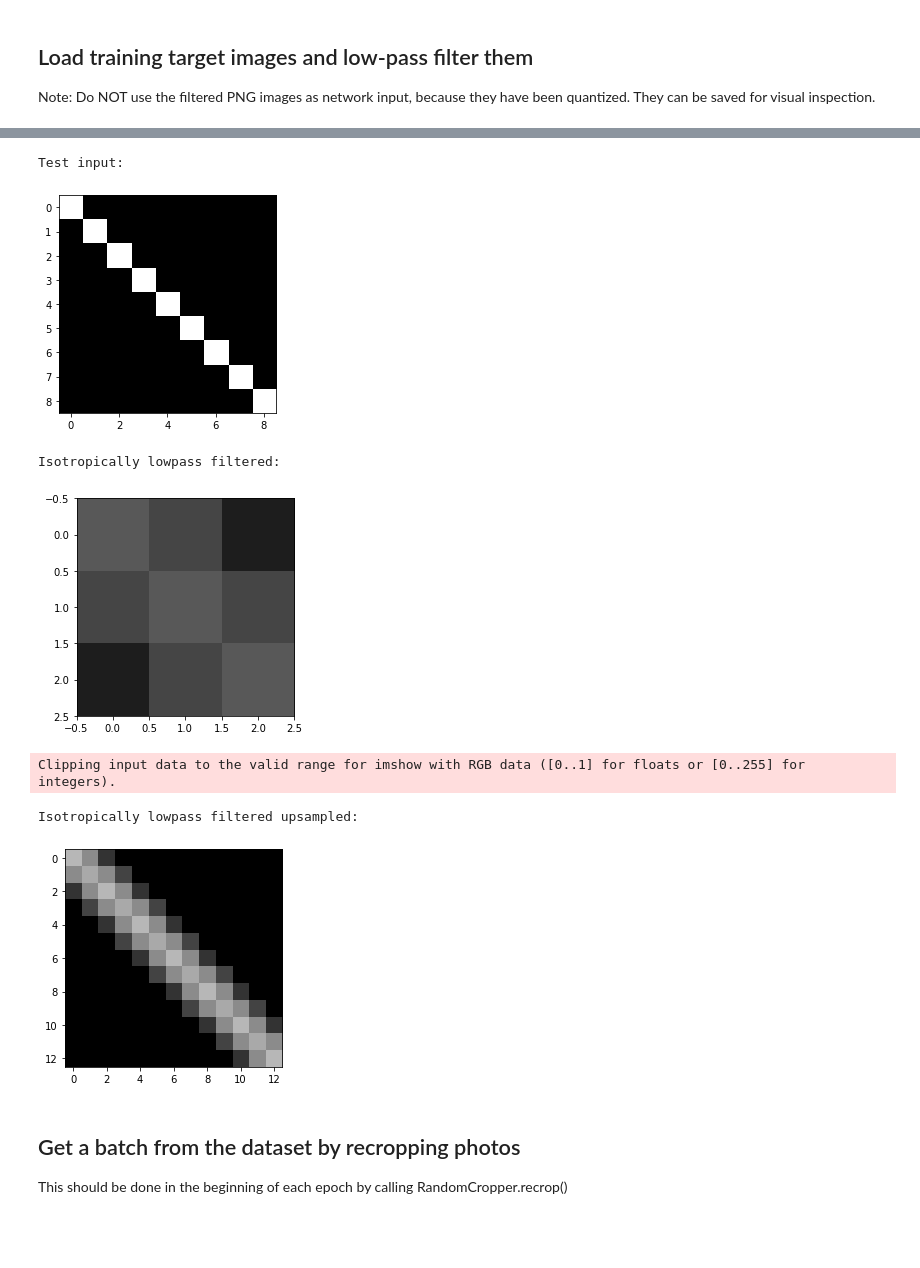
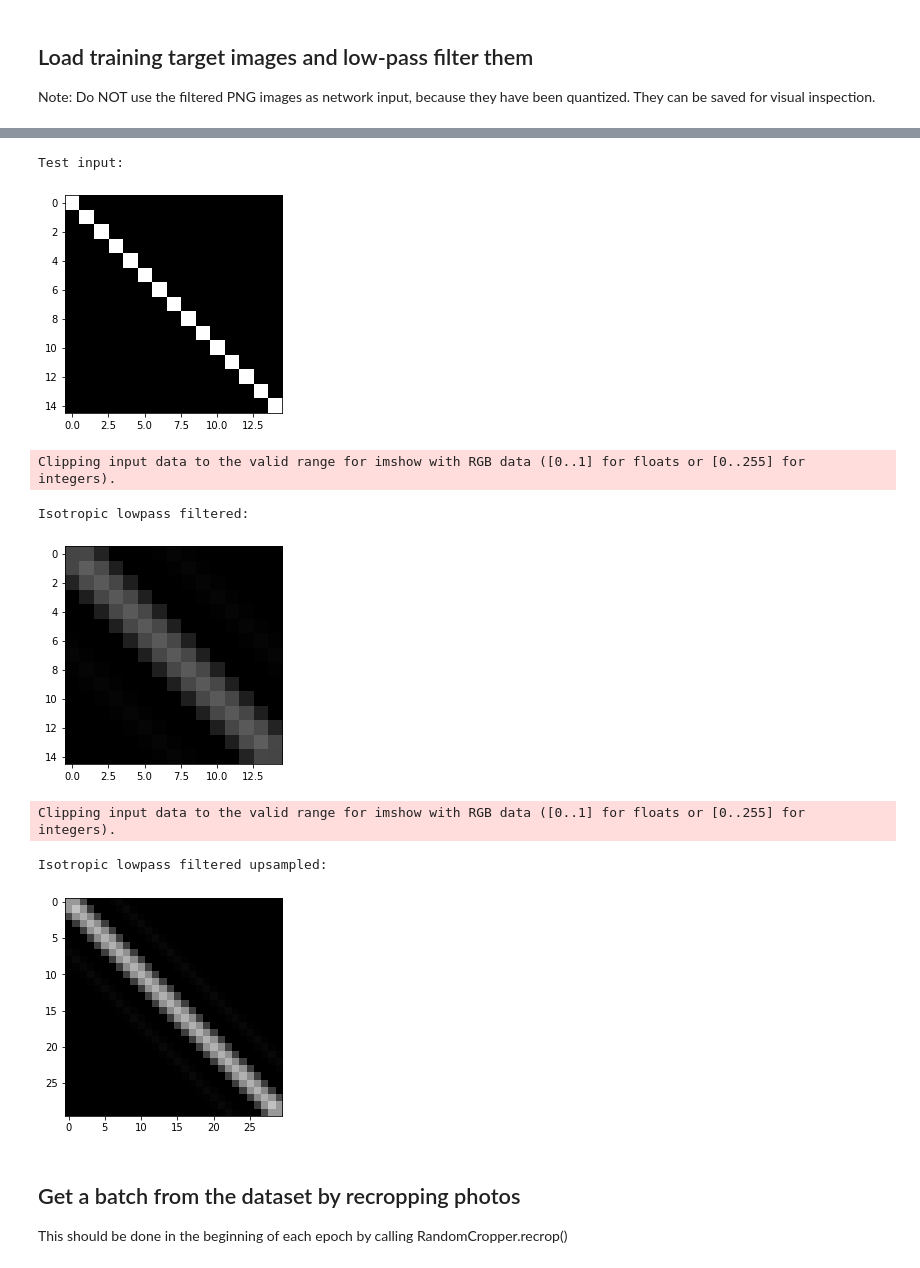
Before and after one commit to hamk-uas/drone-image-analysis, a Jupyter notebook: GAN_train_2021-10-13.ipynb, the cells around one changed output, grey strips where cells are left out. Cells and saved outputs as stored; diff of their text form; code cells hidden in the pictures; blank space fills up the shorter version.

Commit message:
Update GAN_train_2021-10-13.ipynb
giving up with padding = "valid", back to padding = "same"

```diff
--- a/GAN_train_2021-10-13.ipynb
+++ b/GAN_train_2021-10-13.ipynb
@@ -70,13 +197,17 @@ Note: Do NOT use the filtered PNG images as network input, because they have bee
 # %%
 # Configuration
 oversampling = 2  # Oversampling factor, 2 is a good choice
-aa_kernel_size = 7  # Horizontal size of the kernel, also its vertical size. 9 is a good choice when oversampling == 2.
-approx_batch_size = 100
+aa_even_kernel_size = 12 # Size of even sized antialiasing filter
+aa_odd_kernel_size = aa_even_kernel_size + 1 # Size of odd sized antialiasing filter
+approx_batch_size = 2
 train_image_cropped_size = 256
 photos_dir = "D:/roman/source_grass_images_subset"
 save_filtered_photos_dir = "D:/roman/filtered_grass_images_subset" # save folder, or None to disable saving
 
-test_kernel(windowed_circular_lowpass_kernel(np.pi/oversampling, aa_kernel_size))
+print("Even size kernel:")
+test_kernel(windowed_circular_lowpass_kernel(np.pi/oversampling, aa_even_kernel_size))
+print("Odd size kernel:")
+test_kernel(windowed_circular_lowpass_kernel(np.pi/oversampling, aa_odd_kernel_size))
 
 def channeled_kernel(kernel_prototype, num_channels):
     kernel_expanded = tf.expand_dims(kernel_prototype, 2)
@@ -93,7 +224,7 @@ def load_and_filter_image(filepath, channeled_kernel):
     return image
 
 train_dataset = tf.data.Dataset.list_files(photos_dir + "/*.png")
-train_dataset = train_dataset.map(lambda filepath: load_and_filter_image(filepath, channeled_kernel(windowed_circular_lowpass_kernel(np.pi/oversampling, aa_kernel_size), 3)), num_parallel_calls=tf.data.experimental.AUTOTUNE, deterministic=False)
+train_dataset = train_dataset.map(lambda filepath: load_and_filter_image(filepath, channeled_kernel(windowed_circular_lowpass_kernel(np.pi/oversampling, aa_even_kernel_size), 3)), num_parallel_calls=tf.data.experimental.AUTOTUNE, deterministic=False)
 train_dataset = train_dataset.cache() # Load photos now instead of doing it again for each copy made in the next line
 train_dataset = train_dataset.repeat(tf.math.floordiv(approx_batch_size, train_dataset.cardinality()))
 train_dataset = train_dataset.cache()
@@ -112,13 +253,19 @@ This layer will double the feature map resolution and apply a circularly symmmet
 # %%
-class IsotropicalLowpassFilterLayer(tf.keras.layers.Layer):
-    def __init__(self, cutoff, kernel_size, padding='valid'):
-        super(IsotropicalLowpassFilterLayer, self).__init__()
-        self.kernel_prototype = windowed_circular_lowpass_kernel(cutoff, kernel_size)
+class IsotropicLowpassFilterLayer(tf.keras.layers.Layer):
+    def __init__(self, cutoff, kernel_size, strides = 1):
+        super(IsotropicLowpassFilterLayer, self).__init__()
         self.kernel_size = kernel_size
-        self.padding = padding
+        self.strides = strides
+        assert self.strides == 1 or self.strides == 2, "Accepted values for strides are 1 and 2. Tuples or arrays are not accepted."
+        if self.strides == 1:
+            assert self.kernel_size % 2 == 1, "kernel_size must be odd when strides = 1"
+        if self.strides == 2:
+            assert self.kernel_size % 2 == 0, "kernel_size must be even when strides = 2"
+
+        self.kernel_prototype = windowed_circular_lowpass_kernel(cutoff, self.kernel_size)
 
     def build(self, input_shape):
-        self.filtering = tf.keras.layers.DepthwiseConv2D(self.kernel_size, trainable=False, strides=1, padding=self.padding, use_bias=False, weights=[channeled_kernel(self.kernel_prototype, input_shape[-1])])
+        self.filtering = tf.keras.layers.DepthwiseConv2D(self.kernel_size, trainable=False, use_bias=False, padding='same', weights=[channeled_kernel(self.kernel_prototype, input_shape[-1])])
 
     def call(self, inputs):
         return self.filtering(inputs)
@@ -127,64 +274,66 @@ def get_upsample_multiplication_tensor(input_shape):
     tile = tf.constant([[0, 0], [0, 4]], dtype=tf.float32)
     return tf.reshape(tf.tile(tile, [input_shape[-3], input_shape[-2]]), (1, input_shape[-3]*2, input_shape[-2]*2, 1))
 
-class IsotropicallyLowpassFilteredUpsampleLayer(tf.keras.layers.Layer):
-    def __init__(self, cutoff, kernel_size, padding='valid'):
-        super(IsotropicallyLowpassFilteredUpsampleLayer, self).__init__()
+class IsotropicLowpassFilteredUpsampleLayer(tf.keras.layers.Layer):
+    def __init__(self, cutoff, kernel_size):
+        super(IsotropicLowpassFilteredUpsampleLayer, self).__init__()
+        self.kernel_size = kernel_size
+        assert self.kernel_size % 2 == 0, "kernel_size must be even"
         self.upsampling = tf.keras.layers.UpSampling2D(size = (2, 2), interpolation='nearest')
         self.multiply = tf.keras.layers.Multiply()
-        self.zeropadding = tf.keras.layers.ZeroPadding2D(padding = ((0, 1), (0, 1)))
+        #self.zeropadding = tf.keras.layers.ZeroPadding2D(padding = ((0, 1), (0, 1)))  # not needed for input even -> output even
         self.kernel_prototype = windowed_circular_lowpass_kernel(cutoff, kernel_size)
         self.kernel_size = kernel_size
-        self.padding = padding
 
     def build(self, input_shape):
         self.multiplication_tensor = get_upsample_multiplication_tensor(input_shape)
-        self.filtering = tf.keras.layers.DepthwiseConv2D(self.kernel_size, trainable=False, strides=1, padding=self.padding, use_bias=False, weights=[channeled_kernel(self.kernel_prototype, input_shape[-1])])
+        self.filtering = tf.keras.layers.DepthwiseConv2D(self.kernel_size, trainable=False, use_bias=False, padding='same', weights=[channeled_kernel(self.kernel_prototype, input_shape[-1])])
 
     def call(self, inputs):
         x = self.upsampling(inputs)
         x = self.multiply([x, self.multiplication_tensor])
-        x = self.zeropadding(x)
+        #x = self.zeropadding(x)  # not needed for input even -> output even
         x = self.filtering(x)
         return x
 
 print("Test input:")
-input_shapes = (aa_kernel_size + 2, aa_kernel_size + 2, 3)
+input_shapes = (aa_odd_kernel_size + 2, aa_odd_kernel_size + 2, 3)
 eye = tf.repeat(tf.expand_dims(tf.repeat(tf.expand_dims(tf.eye(input_shapes[0], input_shapes[1]), -1), repeats = input_shapes[2], axis = -1), 0), repeats = batch_size, axis = 0)
 plt.imshow(eye[0])
 plt.show()
 
 def TestModel(input_shapes):
     inputs = tf.keras.Input(input_shapes)
-    outputs = IsotropicalLowpassFilterLayer(np.pi/oversampling, aa_kernel_size)(inputs)
+    outputs = IsotropicLowpassFilterLayer(np.pi/oversampling, aa_odd_kernel_size)(inputs)
     model = tf.keras.Model(inputs=inputs, outputs=outputs)
     return model
 
-print("Isotropically lowpass filtered:")
+print("Isotropic lowpass filtered:")
 model = TestModel(input_shapes)
 output = model(eye)
 plt.imshow(output[0])
 plt.show()
 
 def TestModel(input_shapes):
     inputs = tf.keras.Input(input_shapes)
-    outputs = IsotropicallyLowpassFilteredUpsampleLayer(np.pi/oversampling, aa_kernel_size)(inputs)
+    outputs = IsotropicLowpassFilteredUpsampleLayer(np.pi/oversampling, aa_even_kernel_size)(inputs)
     model = tf.keras.Model(inputs=inputs, outputs=outputs)
     return model
 
-print("Isotropically lowpass filtered upsampled:")
+print("Isotropic lowpass filtered upsampled:")
 model = TestModel(input_shapes)
 output = model(eye)
 plt.imshow(output[0])
 plt.show()
 # %% [output]
 Test input:
-[figure, old version]
+[figure, new version]
-Isotropically lowpass filtered:
+Clipping input data to the valid range for imshow with RGB data ([0..1] for floats or [0..255] for integers).
+Isotropic lowpass filtered:
-[figure, old version]
+[figure, new version]
-Clipping input data to the valid range for imshow with RGB data ([0..1] for floats or [0..255] for integers).
-Isotropically lowpass filtered upsampled:
+Clipping input data to the valid range for imshow with RGB data ([0..1] for floats or [0..255] for integers).
+Isotropic lowpass filtered upsampled:
-[figure, old version]
+[figure, new version]
 # %% [markdown]
 ## Get a batch from the dataset by recropping photos
 This should be done in the beginning of each epoch by calling RandomCropper.recrop()
```
Also changed, not shown: parts of 12 cells of this notebook.
